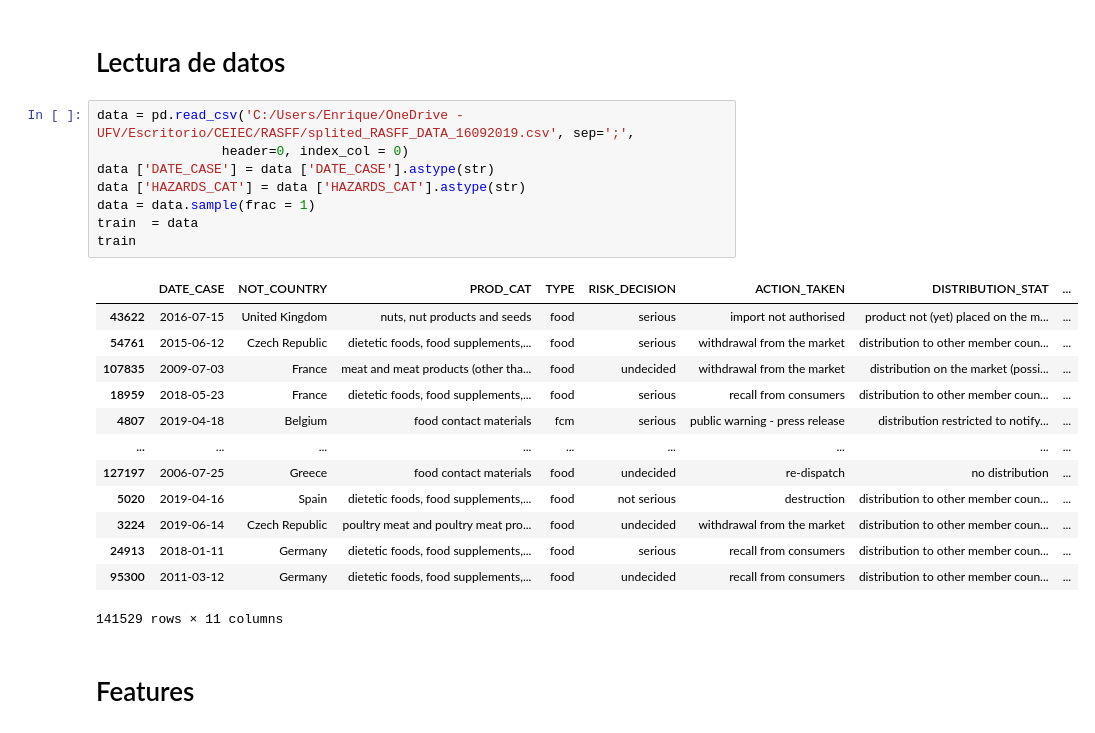
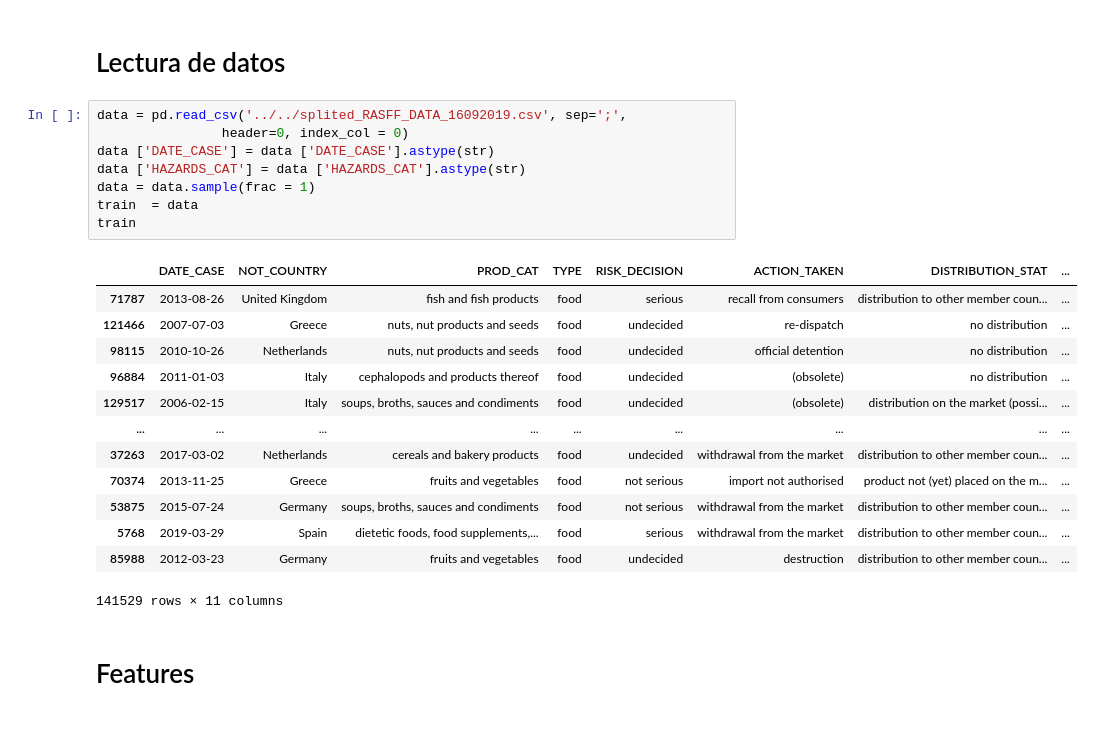
Before and after one commit to FernandoPerezLara/RASFF-predictions-dashboard, a Jupyter notebook: Models/Baselines/ML_algorithms.ipynb, the cells around one changed output. Saved outputs shown, nothing was run; the diff lists cells and outputs as text.

```diff
--- a/Models/Baselines/ML_algorithms.ipynb
+++ b/Models/Baselines/ML_algorithms.ipynb
@@ -41,26 +42,26 @@ Device mapping: no known devices.
 # %% [markdown]
 # Lectura de datos
 # %%
-data = pd.read_csv('C:/Users/Enrique/OneDrive - UFV/Escritorio/CEIEC/RASFF/splited_RASFF_DATA_16092019.csv', sep=';',
+data = pd.read_csv('../../splited_RASFF_DATA_16092019.csv', sep=';',
                 header=0, index_col = 0)
 data ['DATE_CASE'] = data ['DATE_CASE'].astype(str)
 data ['HAZARDS_CAT'] = data ['HAZARDS_CAT'].astype(str)
 data = data.sample(frac = 1)
 train  = data
 train
 # %% [output]
 |  | DATE_CASE | NOT_COUNTRY | PROD_CAT | TYPE | RISK_DECISION | ACTION_TAKEN | DISTRIBUTION_STAT | ... |
-| 43622 | 2016-07-15 | United Kingdom | nuts, nut products and seeds | food | serious | import not authorised | product not (yet) placed on the m... | ... |
-| 54761 | 2015-06-12 | Czech Republic | dietetic foods, food supplements,... | food | serious | withdrawal from the market | distribution to other member coun... | ... |
-| 107835 | 2009-07-03 | France | meat and meat products (other tha... | food | undecided | withdrawal from the market | distribution on the market (possi... | ... |
-| 18959 | 2018-05-23 | France | dietetic foods, food supplements,... | food | serious | recall from consumers | distribution to other member coun... | ... |
-| 4807 | 2019-04-18 | Belgium | food contact materials | fcm | serious | public warning - press release | distribution restricted to notify... | ... |
+| 71787 | 2013-08-26 | United Kingdom | fish and fish products | food | serious | recall from consumers | distribution to other member coun... | ... |
+| 121466 | 2007-07-03 | Greece | nuts, nut products and seeds | food | undecided | re-dispatch | no distribution | ... |
+| 98115 | 2010-10-26 | Netherlands | nuts, nut products and seeds | food | undecided | official detention | no distribution | ... |
+| 96884 | 2011-01-03 | Italy | cephalopods and products thereof | food | undecided | (obsolete) | no distribution | ... |
+| 129517 | 2006-02-15 | Italy | soups, broths, sauces and condiments | food | undecided | (obsolete) | distribution on the market (possi... | ... |
 | ... | ... | ... | ... | ... | ... | ... | ... | ... |
-| 127197 | 2006-07-25 | Greece | food contact materials | food | undecided | re-dispatch | no distribution | ... |
-| 5020 | 2019-04-16 | Spain | dietetic foods, food supplements,... | food | not serious | destruction | distribution to other member coun... | ... |
-| 3224 | 2019-06-14 | Czech Republic | poultry meat and poultry meat pro... | food | undecided | withdrawal from the market | distribution to other member coun... | ... |
-| 24913 | 2018-01-11 | Germany | dietetic foods, food supplements,... | food | serious | recall from consumers | distribution to other member coun... | ... |
-| 95300 | 2011-03-12 | Germany | dietetic foods, food supplements,... | food | undecided | recall from consumers | distribution to other member coun... | ... |
+| 37263 | 2017-03-02 | Netherlands | cereals and bakery products | food | undecided | withdrawal from the market | distribution to other member coun... | ... |
+| 70374 | 2013-11-25 | Greece | fruits and vegetables | food | not serious | import not authorised | product not (yet) placed on the m... | ... |
+| 53875 | 2015-07-24 | Germany | soups, broths, sauces and condiments | food | not serious | withdrawal from the market | distribution to other member coun... | ... |
+| 5768 | 2019-03-29 | Spain | dietetic foods, food supplements,... | food | serious | withdrawal from the market | distribution to other member coun... | ... |
+| 85988 | 2012-03-23 | Germany | fruits and vegetables | food | undecided | destruction | distribution to other member coun... | ... |
 141529 rows × 11 columns
 # %% [markdown]
 # Features
```
Also changed, not shown: parts of 15 cells of this notebook.
